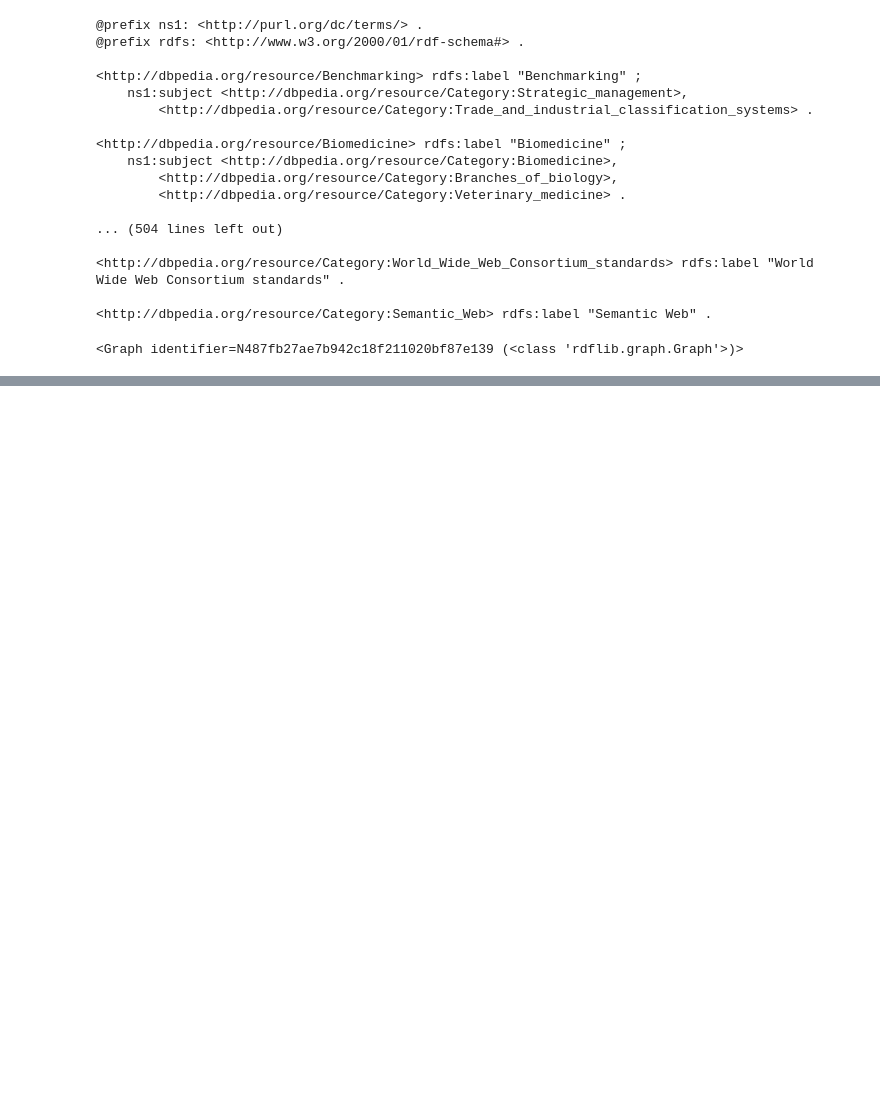
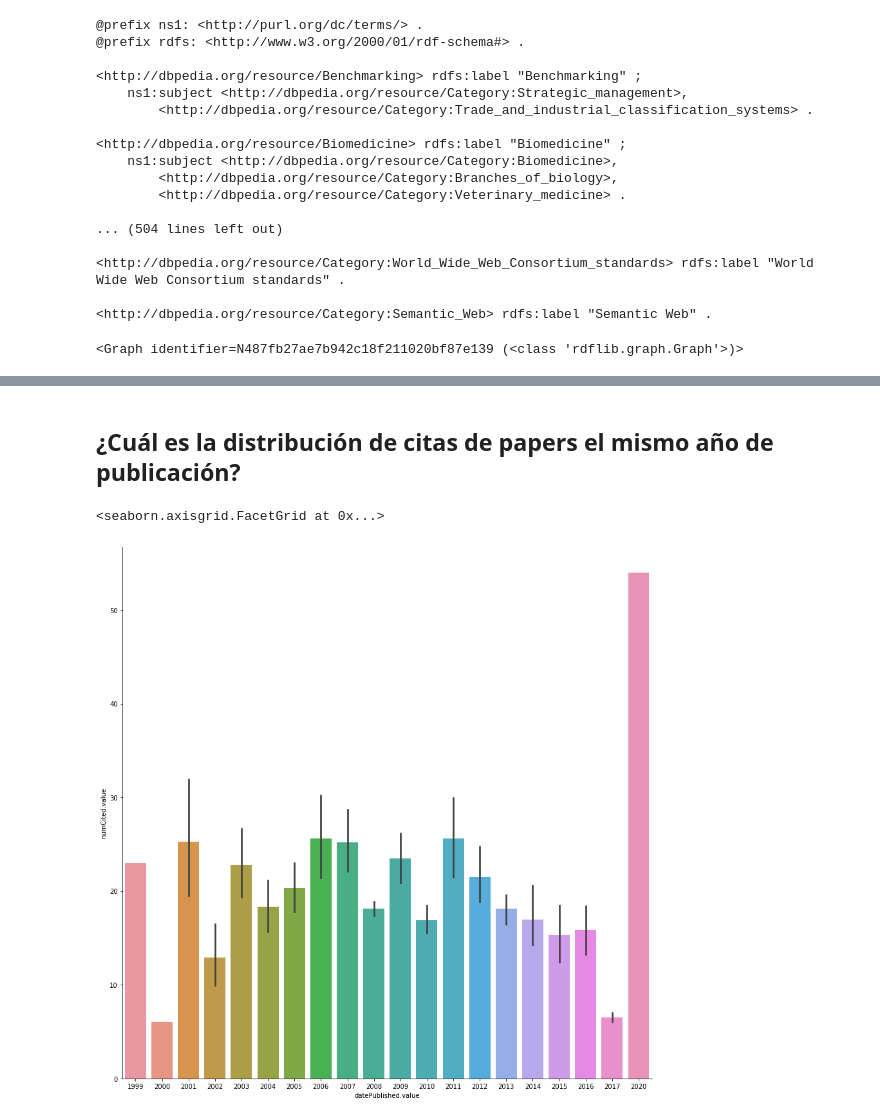
Before and after one commit to juanyanza11/Consumo-enriquecimiento-y-visualizaci-n-SKG, a Jupyter notebook: Proy-BIM2.ipynb, the cells around one changed output, grey strips where cells are left out. Saved outputs shown, nothing was run; the diff lists cells and outputs as text; code cells hidden in the pictures; blank space fills up the shorter version.

Commit message:
Query de integracion y visualización

```diff
--- a/Proy-BIM2.ipynb
+++ b/Proy-BIM2.ipynb
@@ -487,0 +480,28 @@ g2.serialize(destination="annotationsLabelsCategories.ttl")
+# %%
+def getCitas():
+    query = """
+        PREFIX person: <https://w3id.org/scholarlydata/person/>
+        PREFIX conf: <https://w3id.org/scholarlydata/ontology/conference-ontology.owl#>
+        PREFIX ns1: <http://utpl.edu.ec/id/vocab/>
+        PREFIX ns2: <http://schema.org/>
+
+        SELECT DISTINCT ?paper ?title ?numCited ?influencedCites ?datePublished
+        WHERE{
+          ?paper a conf:InProceedings;
+            conf:hasAuthorList ?authorList;
+            conf:title ?title;
+            ns2:datePublished ?datePublished;
+            ns1:numCiting ?numCited;
+            ns1:influentialCitationCount ?influencedCites.
+
+        }ORDER BY DESC(?influencedCites)
+    """
+    sparql.setQuery(query)
+    sparql.setReturnFormat(JSON)
+    results = sparql.query().convert()
+    return sparql.query().convert()
+
+results = getCitas()
+df_integracion = json_normalize(results["results"]["bindings"]) #Res
+# %%
+df_integracion = df_integracion.drop(['title.type', 'paper.value', 'paper.type', 'numCited.datatype',  'numCited.type', 'influencedCites.datatype', 'influencedCites.type', 'datePublished.type'], axis=1)
@@ -487,0 +524,12 @@ g2.serialize(destination="annotationsLabelsCategories.ttl")
+# %%
+# Transformando columnas str a int
+df_integracion[['numCited.value', 'influencedCites.value', 'datePublished.value']] = df_integracion[['numCited.value', 'influencedCites.value', 'datePublished.value']].astype(int)
+# %% [markdown]
+## ¿Cuál es la distribución de citas de papers el mismo año de publicación?
+# %%
+import seaborn as sns
+df_1 = df_integracion[['datePublished.value', 'numCited.value']]
+sns.catplot(x="datePublished.value", y="numCited.value", kind="bar", data=df_1, size=12)
+# %% [output]
+<seaborn.axisgrid.FacetGrid at 0x...>
+[figure, added]
```
Also changed, not shown: parts of 6 cells of this notebook, 1 other file.
